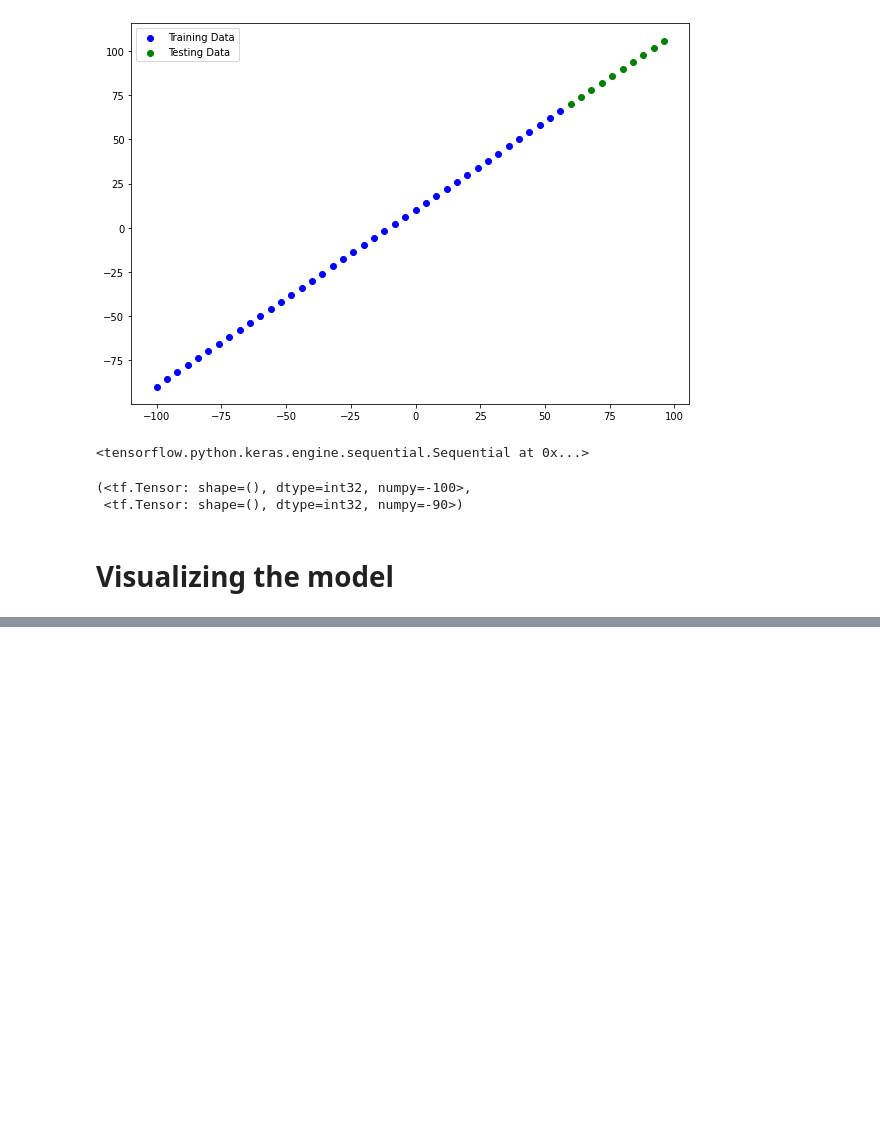
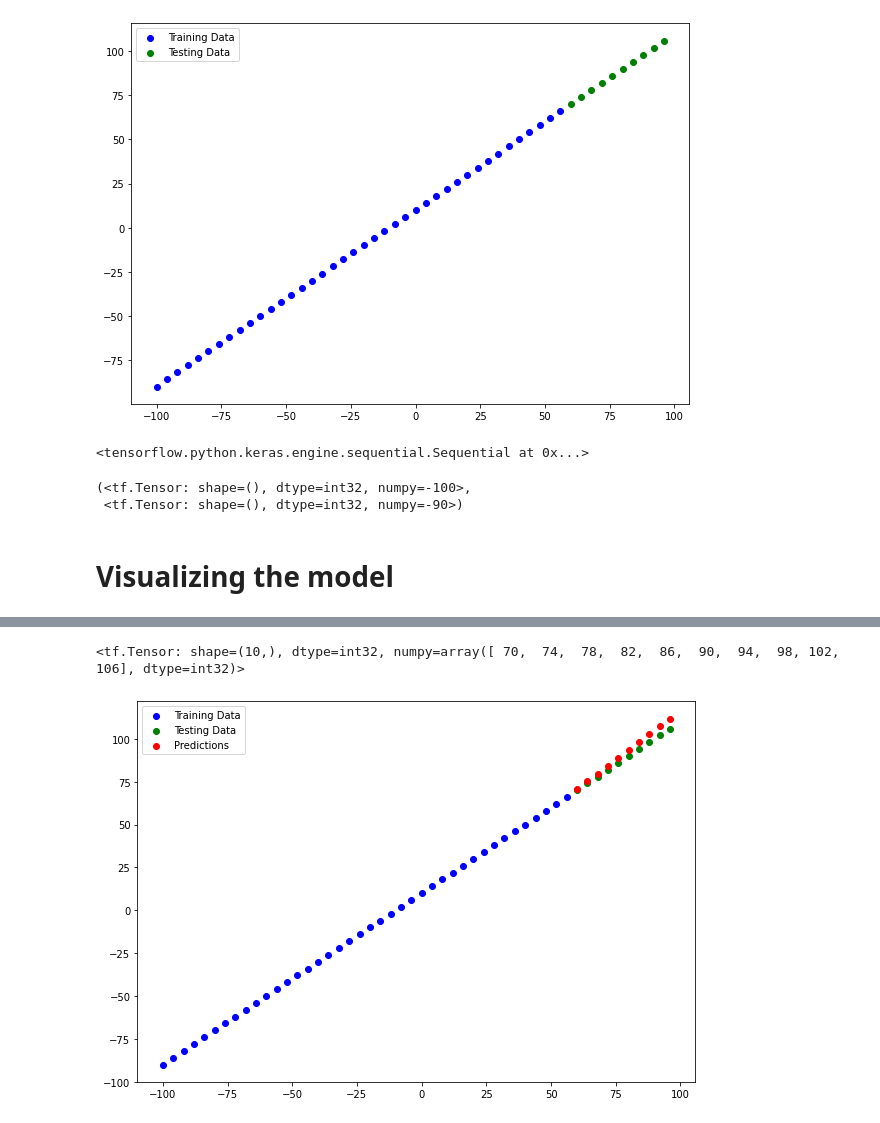
Before and after one commit to DataAnalyticsDojo/Samples-TensorFlow, a Jupyter notebook: FundamentalsCourse/01_neural_network_regression_with_tensorflow.ipynb, the cells around one changed output, grey strips where cells are left out. Saved outputs shown, nothing was run; the diff lists cells and outputs as text; code cells hidden in the pictures; blank space fills up the shorter version.

```diff
--- a/FundamentalsCourse/01_neural_network_regression_with_tensorflow.ipynb
+++ b/FundamentalsCourse/01_neural_network_regression_with_tensorflow.ipynb
@@ -408,0 +405,4 @@ Epoch 100/100
+# %%
+# Make some predictions
+y_pred = model.predict(X_test)
+y_pred
@@ -408,0 +421,31 @@ Epoch 100/100
+# %%
+y_test
+# %% [output]
+<tf.Tensor: shape=(10,), dtype=int32, numpy=array([ 70,  74,  78,  82,  86,  90,  94,  98, 102, 106], dtype=int32)>
+# %%
+# Build a plotting function to visualize our results
+def plot_predictions (train_data = X_train,
+                      train_labels = y_train,
+                      test_data = X_test,
+                      test_labels = y_test,
+                      predictions = y_pred):
+    """
+    Plots training data, test data, and compares predictions to ground truth labels.
+    """
+    plt.figure(figsize=(10,7))
+    #Plot trainging data in blue
+    plt.scatter(train_data, train_labels, c="b", label="Training Data")
+    # Plot testing data in green
+    plt.scatter(test_data, test_labels, c="g", label="Testing Data")
+    # Plot models predictions in red
+    plt.scatter(test_data, predictions, c="r", label="Predictions")
+    # Show the legend
+    plt.legend()
+# %%
+plot_predictions(train_data = X_train,
+                 train_labels = y_train,
+                 test_data = X_test,
+                 test_labels = y_test,
+                 predictions = y_pred)
+# %% [output]
+[figure, added]
```
Also changed, not shown: parts of 24 cells of this notebook, 7 other files.
